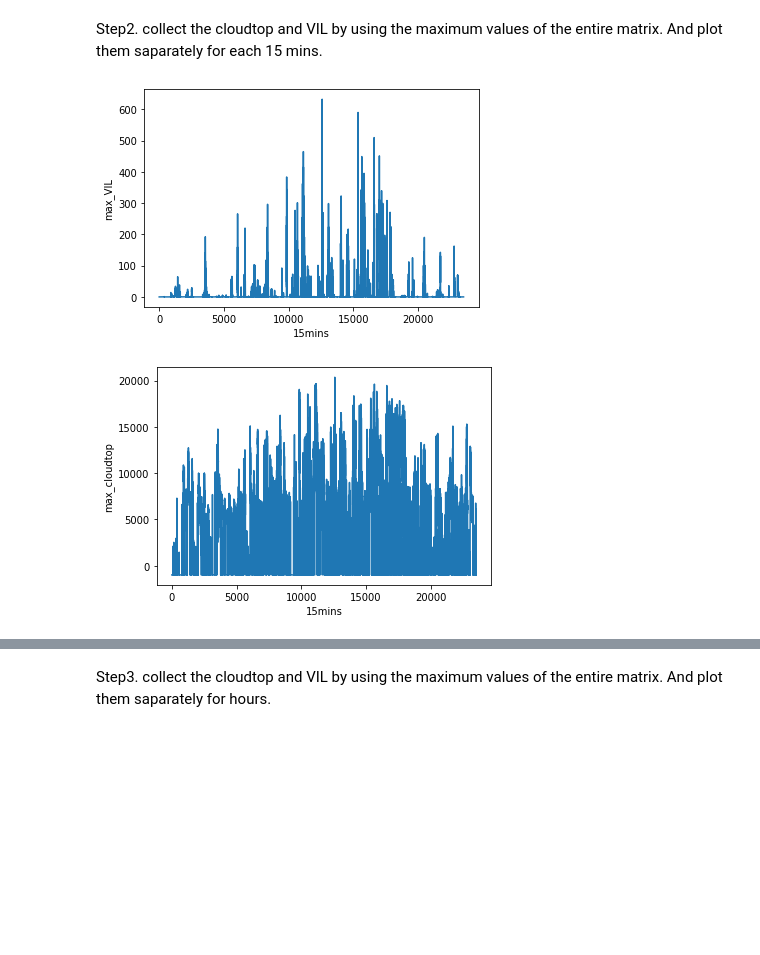
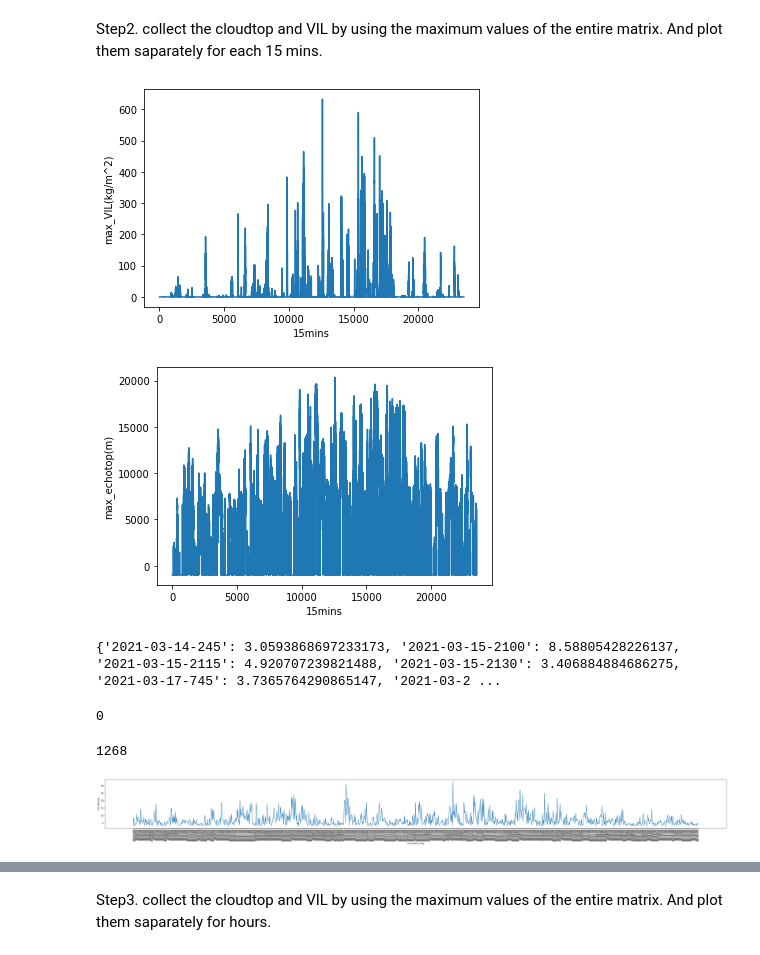
Before and after one commit to AA-Project/Prediction-for-flight, a Jupyter notebook: Generating_time_series.ipynb, the cells around one changed output, grey strips where cells are left out. Drawn from its saved outputs; the diff is of its cells as text; code cells hidden in the pictures; blank space fills up the shorter version.

```diff
--- a/Generating_time_series.ipynb
+++ b/Generating_time_series.ipynb
@@ -17,29 +17,29 @@ days_between_dates = time_between_dates.days
 # %% [markdown]
 Step2. collect the cloudtop and VIL by using the maximum values of the entire matrix. And plot them saparately for each 15 mins.
 # %%
-entire_cloudtop={}
+entire_echotop={}
 entire_VIL={}
 for i in range(days_between_dates):
     current_date = start_date + datetime.timedelta(days=i)
     with open(cur_location+'/hrrrdata2021/hrrr{}.dat'.format(current_date), 'rb') as f:
-        (cloudtop, VIL, names) = pickle.load(f)
+        (echotop, VIL, names) = pickle.load(f)
     for h in range(24):
         for m in [0,15,30,45]:
             cur_time = h*100+m
             stamp = str(current_date)+'-'+str(cur_time)
-            entire_cloudtop[stamp]=np.max(cloudtop[cur_time])
+            entire_echotop[stamp]=np.max(echotop[cur_time])
             entire_VIL[stamp]=np.max(VIL[cur_time])
 # %%
 plt.plot(entire_VIL.values())
-plt.ylabel('max_VIL')
+plt.ylabel('max_VIL(kg/m^2)')
 plt.xlabel('15mins')
 plt.show()
 # %% [output]
-[figure, old version]
+[figure, new version]
 # %%
-plt.plot(entire_cloudtop.values())
-plt.ylabel('max_cloudtop')
+plt.plot(entire_echotop.values())
+plt.ylabel('max_echotop(m)')
 plt.xlabel('15mins')
 plt.show()
 # %% [output]
-[figure, old version]
+[figure, new version]
@@ -45,0 +54,26 @@ plt.show()
+# %%
+convective_day = {}
+for key in VIL_Density:
+    if VIL_Density[key]>3:
+      convective_day[key] = VIL_Density[key]
+print(convective_day)
+# %% [output]
+{'2021-03-14-245': 3.0593868697233173, '2021-03-15-2100': 8.58805428226137, '2021-03-15-2115': 4.920707239821488, '2021-03-15-2130': 3.406884884686275, '2021-03-17-745': 3.7365764290865147, '2021-03-2 ...
+# %%
+len(entire_echotop)
+# %% [output]
+0
+# %%
+len(convective_day)
+# %% [output]
+1268
+# %%
+fig = plt.figure(dpi=300,figsize=(50,4))
+plt.plot(convective_day.keys(),convective_day.values())
+plt.ylabel('VIL Density')
+plt.xlabel('convective day')
+plt.tick_params(axis='x', labelsize=6)
+plt.xticks(rotation=90)
+plt.show()
+# %% [output]
+[figure, added]
```
Also changed, not shown: parts of 2 cells of this notebook.
